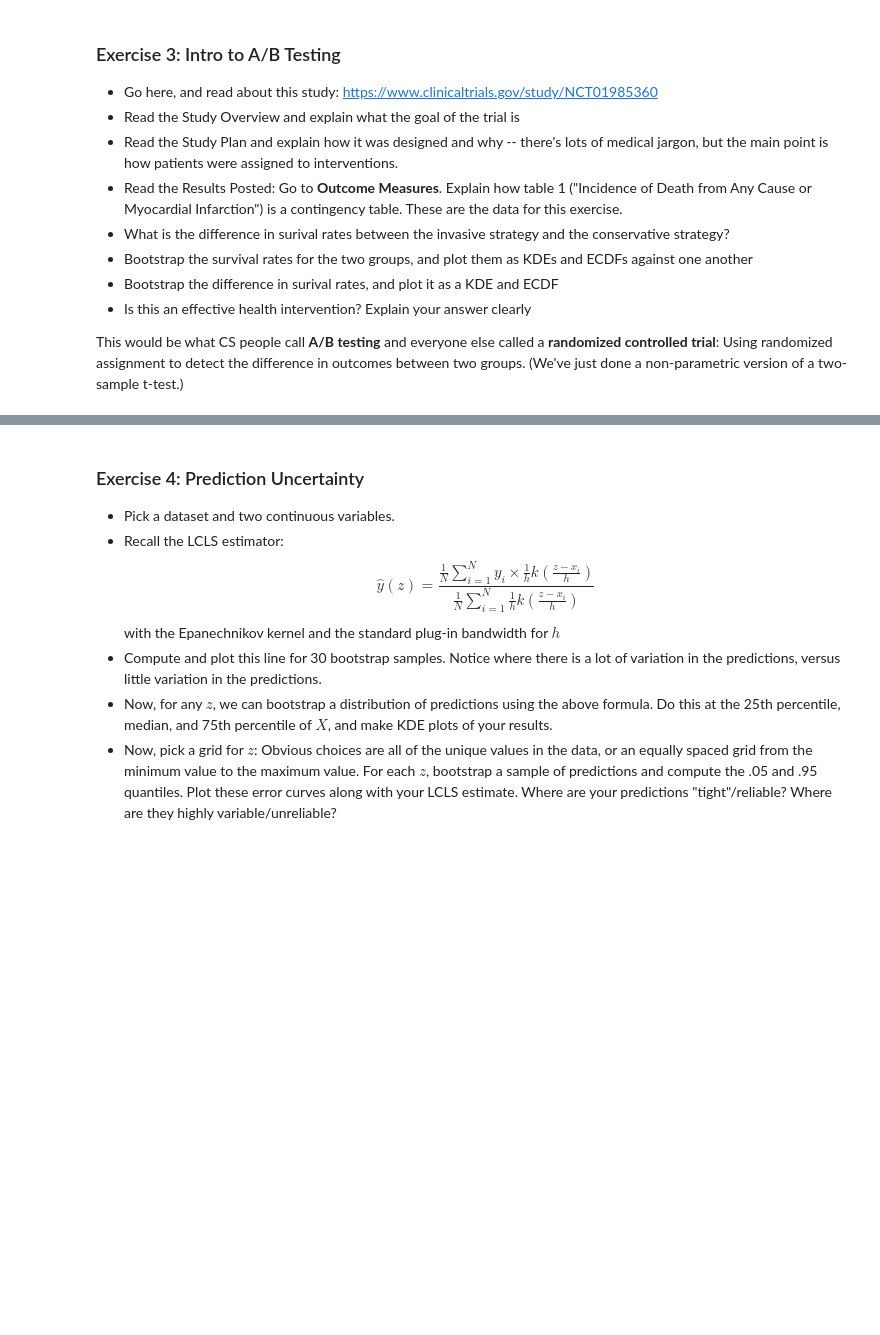
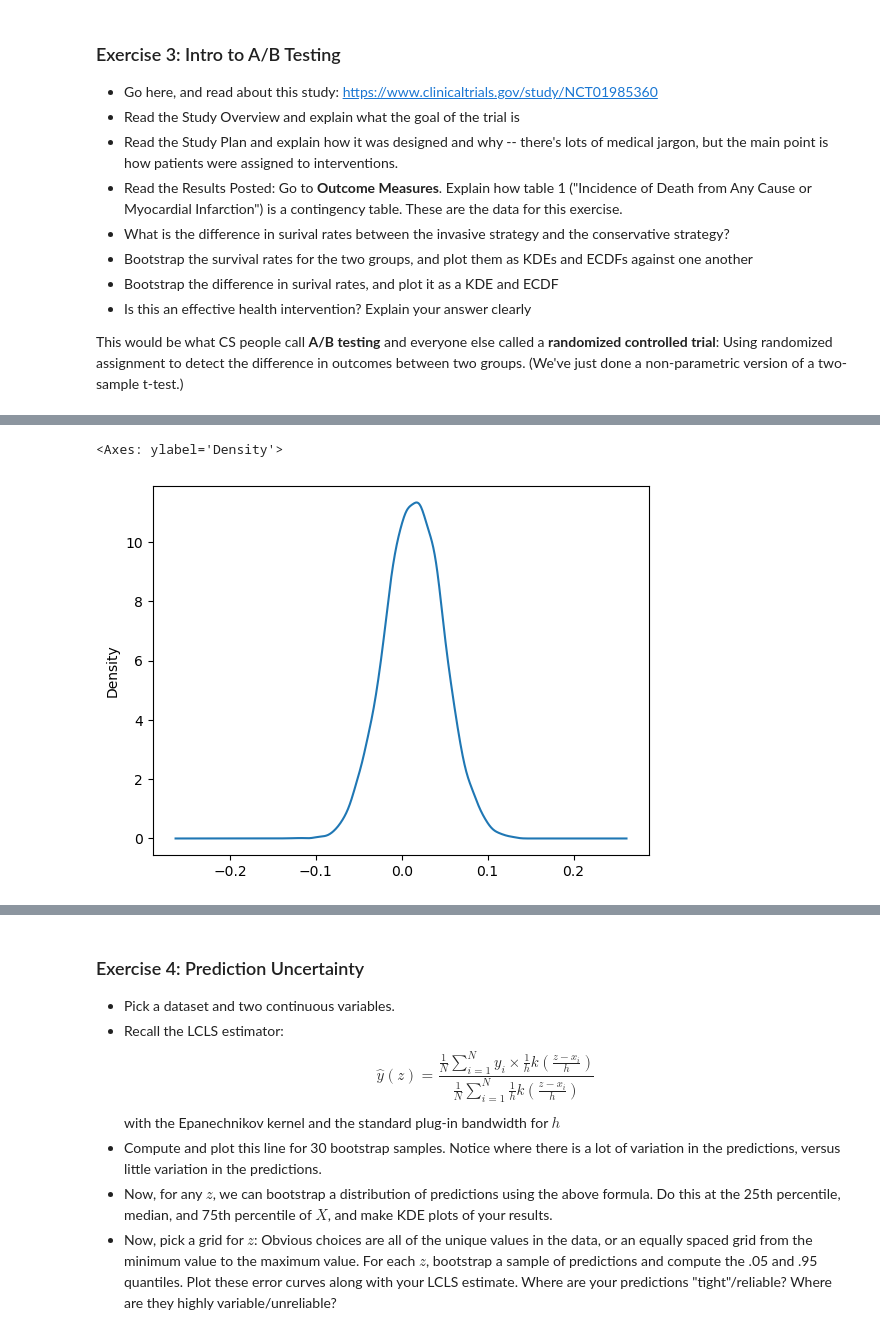
Before and after one commit to jack-joy/understanding_uncertainty_assignments, a Jupyter notebook: assignment_4.ipynb, the cells around one changed output, grey strips where cells are left out. Saved outputs shown, nothing was run; the diff lists cells and outputs as text; code cells hidden in the pictures; blank space fills up the shorter version.

```diff
--- a/assignment_4.ipynb
+++ b/assignment_4.ipynb
@@ -180,0 +303,16 @@ This would be what CS people call **A/B testing** and everyone else called a **r
+# %%
+differences = []
+
+for s in range(10000):
+    invasiveSample = invasive['Event'].sample(frac=1.0, replace=True)
+    conservativeSample = conservative['Event'].sample(frac=1.0, replace=True)
+
+    diff = stat(invasiveSample) - stat(conservativeSample)
+    differences.append(diff)
+
+differences = pd.Series(differences)
+
+differences.plot.kde()
+# %% [output]
+<Axes: ylabel='Density'>
+[figure, added]
```
Also changed, not shown: parts of 7 cells of this notebook.
